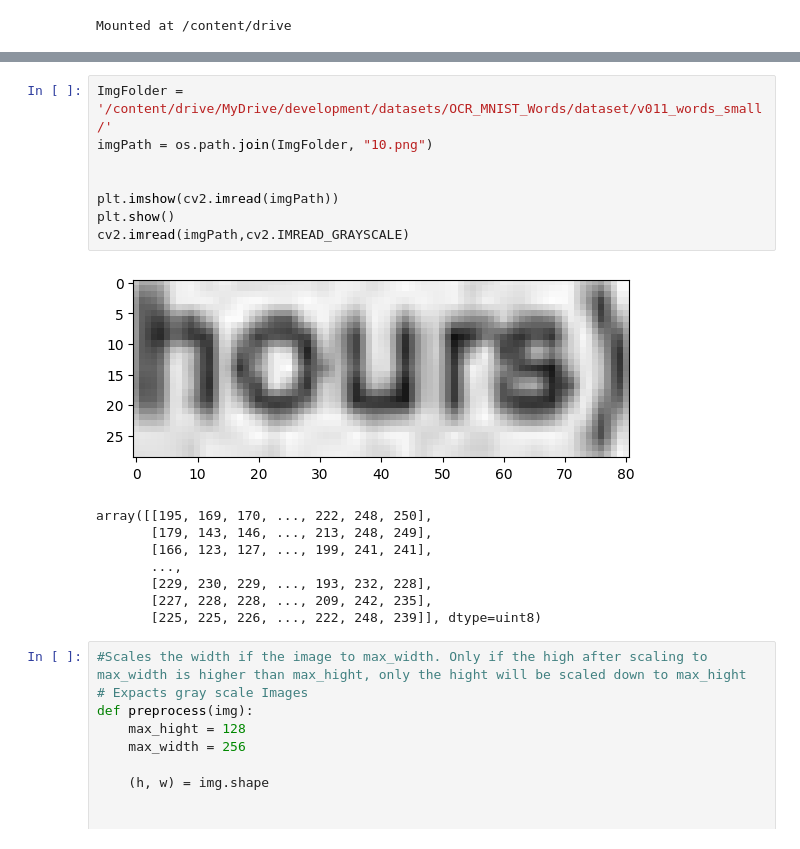
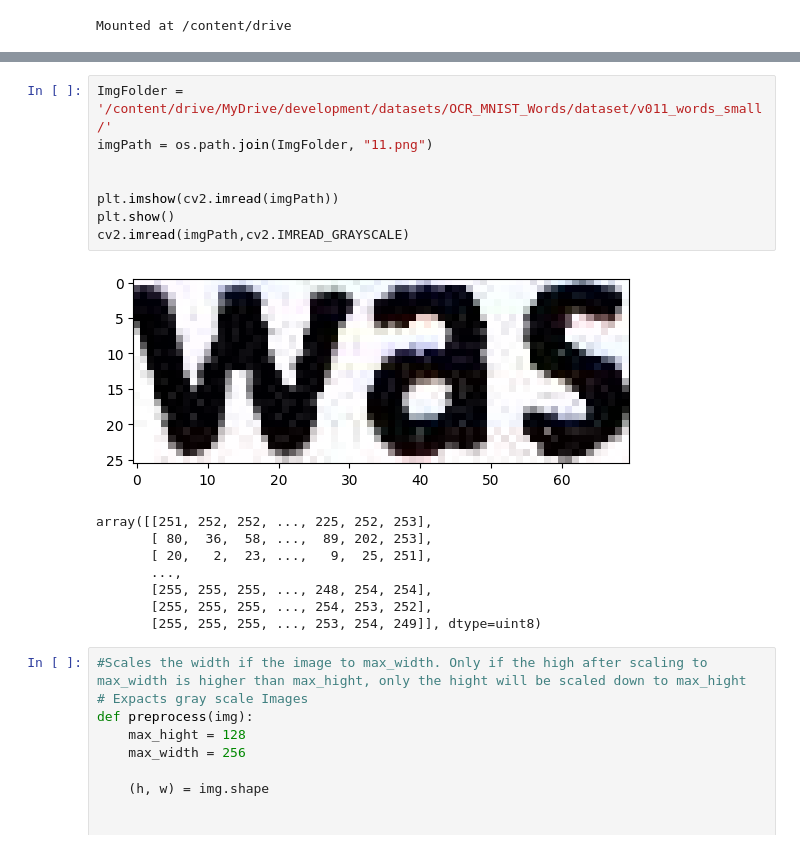
Before and after one commit to msommerfe/CAS_Applied_Data_Science, a Jupyter notebook: CAS_Final_Project/OCR_from_scratch.ipynb, the cells around one changed output, grey strips where cells are left out. Cells and saved outputs as stored; diff of their text form.

```diff
--- a/CAS_Final_Project/OCR_from_scratch.ipynb
+++ b/CAS_Final_Project/OCR_from_scratch.ipynb
@@ -47,20 +58,20 @@ def num_to_label(num):
 # %%
 ImgFolder = '/content/drive/MyDrive/development/datasets/OCR_MNIST_Words/dataset/v011_words_small/'
-imgPath = os.path.join(ImgFolder, "10.png")
+imgPath = os.path.join(ImgFolder, "11.png")
 
 
 plt.imshow(cv2.imread(imgPath))
 plt.show()
 cv2.imread(imgPath,cv2.IMREAD_GRAYSCALE)
 # %% [output]
-[figure, old version]
+[figure, new version]
-array([[195, 169, 170, ..., 222, 248, 250],
-       [179, 143, 146, ..., 213, 248, 249],
-       [166, 123, 127, ..., 199, 241, 241],
+array([[251, 252, 252, ..., 225, 252, 253],
+       [ 80,  36,  58, ...,  89, 202, 253],
+       [ 20,   2,  23, ...,   9,  25, 251],
        ...,
-       [229, 230, 229, ..., 193, 232, 228],
-       [227, 228, 228, ..., 209, 242, 235],
-       [225, 225, 226, ..., 222, 248, 239]], dtype=uint8)
+       [255, 255, 255, ..., 248, 254, 254],
+       [255, 255, 255, ..., 254, 253, 252],
+       [255, 255, 255, ..., 253, 254, 249]], dtype=uint8)
 # %%
 #Scales the width if the image to max_width. Only if the high after scaling to max_width is higher than max_hight, only the hight will be scaled down to max_hight
 # Expacts gray scale Images
```
Also changed, not shown: parts of 11 cells of this notebook.
